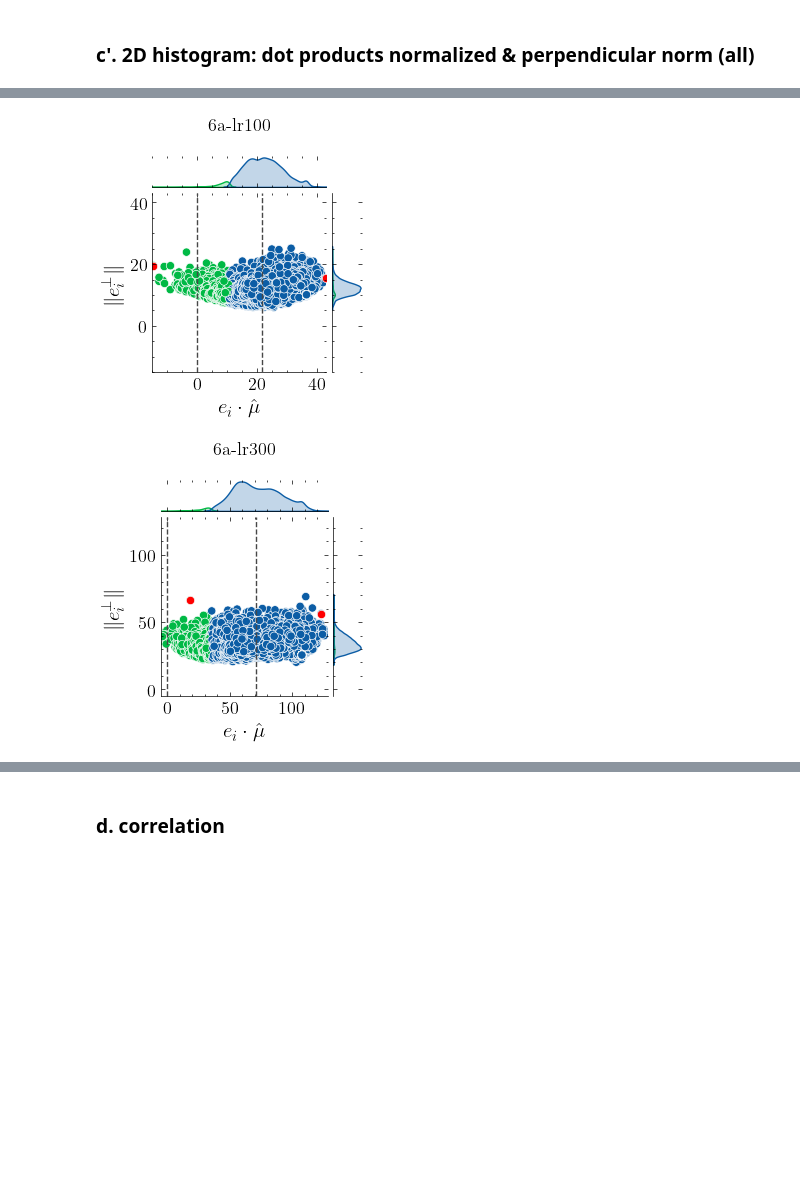
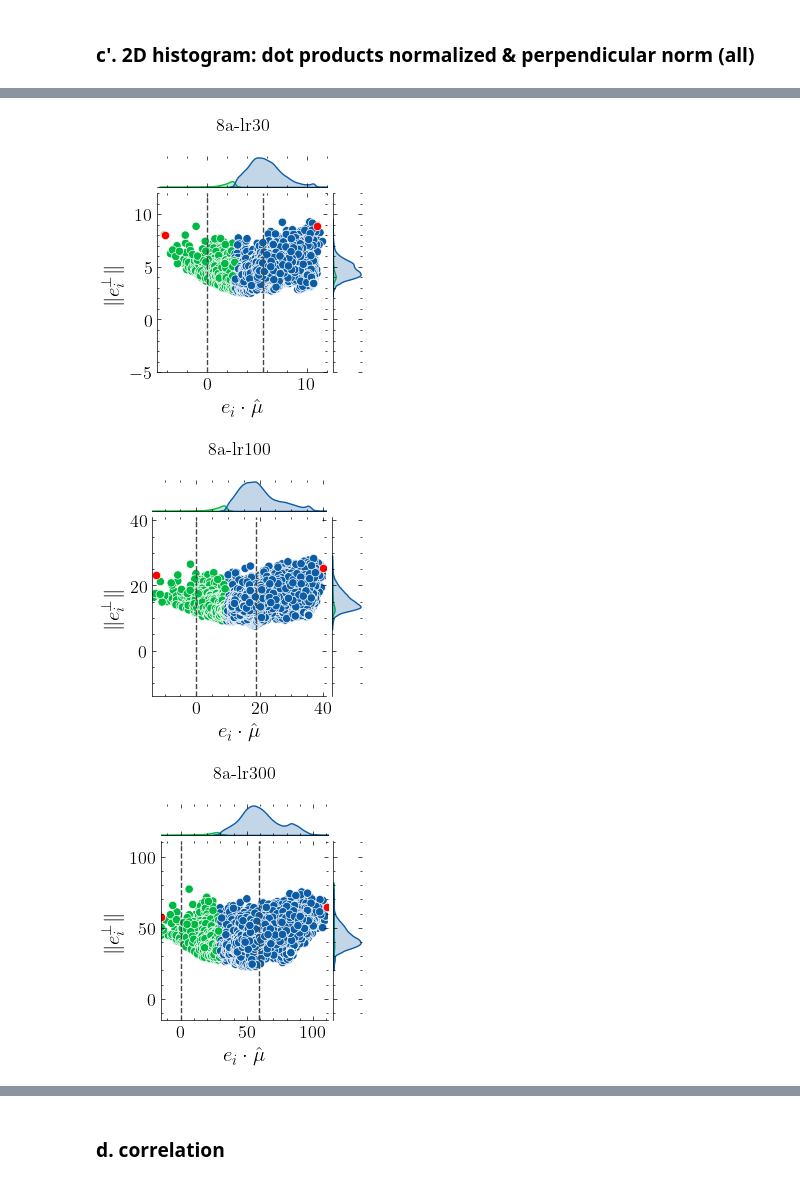
Before and after one commit to flxst/output-embedding-centering, a Jupyter notebook: results/Analyze_All_Model_Embeddings.ipynb, the cells around one changed output, grey strips where cells are left out. Saved outputs shown, nothing was run; the diff lists cells and outputs as text; code cells hidden in the pictures; blank space fills up the shorter version.

```diff
--- a/results/Analyze_All_Model_Embeddings.ipynb
+++ b/results/Analyze_All_Model_Embeddings.ipynb
@@ -412,7 +478,7 @@ below: index =    10, (3.50**2 + 2.15**2)**1/2 = 4.11
 # %%
 # model_size = 4
 
-for k in KEYS[1:5]:
+for k in KEYS[1:8]:
     plot_jointplot(
         _data=df[k],
         _x=r'$e_i \cdot \hat \mu$',
@@ -446,7 +517,7 @@ below: index =    79, (27.77**2 + 17.07**2)**1/2 = 32.60
 # %%
 # model_size = 6
 
-for k in KEYS[5:9]:
+for k in KEYS[8:15]:
     plot_jointplot(
         _data=df[k],
         _x=r'$e_i \cdot \hat \mu$',
@@ -480,7 +556,7 @@ below: index =    10, (2.13**2 + 1.29**2)**1/2 = 2.48
 # %%
 # model_size = 8
 
-for k in KEYS[9:13]:
+for k in KEYS[15:22]:
     plot_jointplot(
         _data=df[k],
         _x=r'$e_i \cdot \hat \mu$',
@@ -512,2 +590,3 @@ below: index =    60, (89.36**2 + 66.20**2)**1/2 = 111.21
-[figure, old version]
+[figure, new version]
-[figure, old version]
+[figure, new version]
+[figure, added]
```
Also changed, not shown: parts of 28 cells of this notebook, 11 other files.
